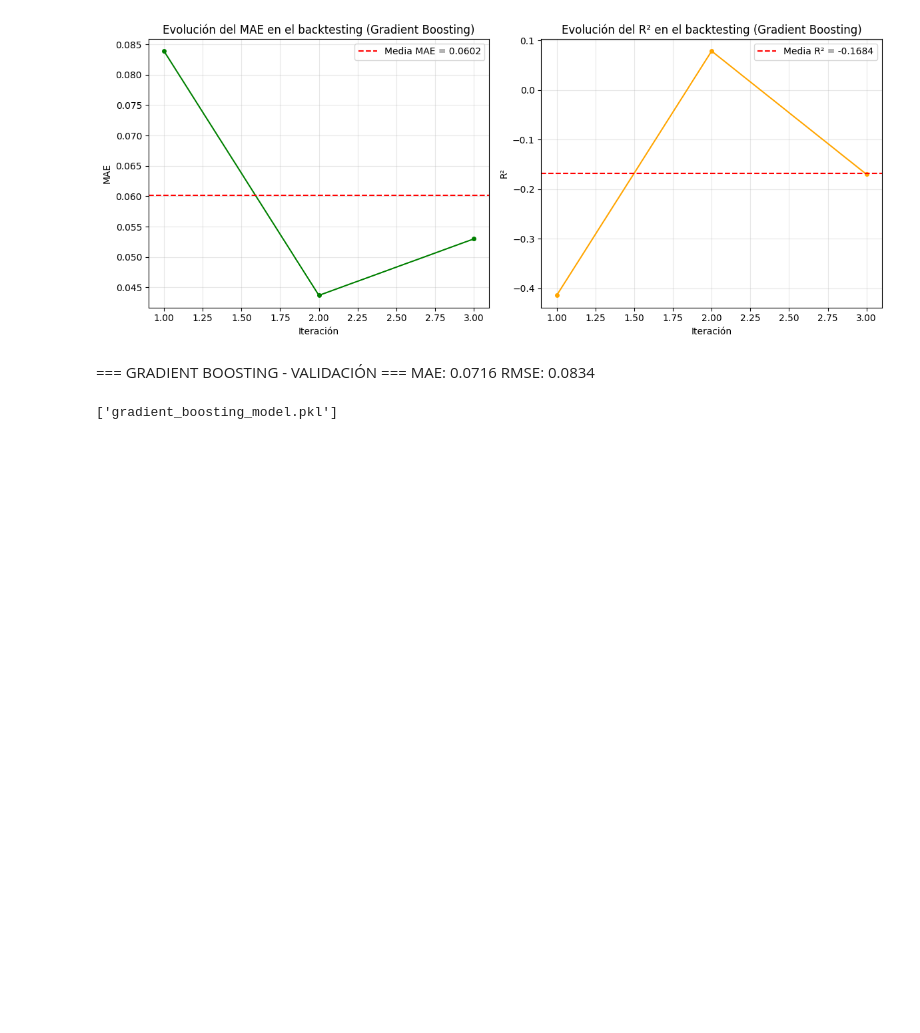
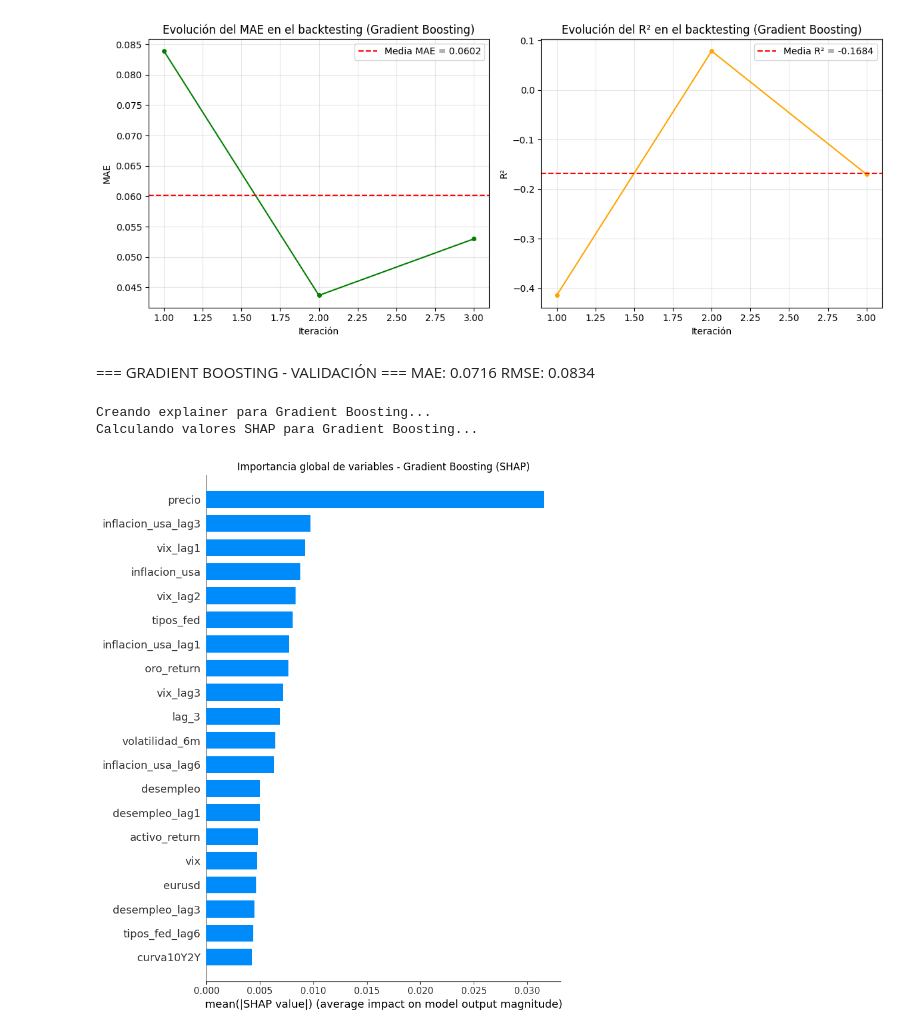
Before and after one commit to rubensanle/TFG, a Jupyter notebook: CodigosPython/ModelosPredictivos/ML/GradientBoosting_BUENO.ipynb, the cells around one changed output. Drawn from its saved outputs; the diff is of its cells as text; code cells hidden in the pictures; blank space fills up the shorter version.

Commit message:
Interpretabilidad de os modelos

```diff
--- a/CodigosPython/ModelosPredictivos/ML/GradientBoosting_BUENO.ipynb
+++ b/CodigosPython/ModelosPredictivos/ML/GradientBoosting_BUENO.ipynb
@@ -400,6 +425,27 @@ plt.show()
 MAE: 0.0716
 RMSE: 0.0834
 # %%
-joblib.dump(best_gb, 'gradient_boosting_model.pkl')
+#joblib.dump(best_gb, 'gradient_boosting_model.pkl')
-# %% [output]
-['gradient_boosting_model.pkl']
+# %%
+# Tomamos una muestra representativa del entrenamiento (100 muestras)
+X_train_sample = X_train.sample(n=min(100, len(X_train)), random_state=42)
+
+# TreeExplainer funciona también para Gradient Boosting
+print("Creando explainer para Gradient Boosting...")
+explainer_gb = shap.TreeExplainer(best_gb)
+
+# Calcular los valores SHAP para el conjunto de prueba
+print("Calculando valores SHAP para Gradient Boosting...")
+shap_values_gb = explainer_gb.shap_values(X_test)
+# %% [output]
+Creando explainer para Gradient Boosting...
+Calculando valores SHAP para Gradient Boosting...
+# %%
+# 2. GRÁFICA 1: Importancia global de variables (mean absolute SHAP)
+plt.figure(figsize=(10, 8))
+shap.summary_plot(shap_values_gb, X_test, plot_type="bar", show=False)
+plt.title("Importancia global de variables - Gradient Boosting (SHAP)")
+plt.tight_layout()
+plt.show()
+# %% [output]
+[figure, added]
```
Also changed, not shown: parts of 13 cells of this notebook, 23 other files.
